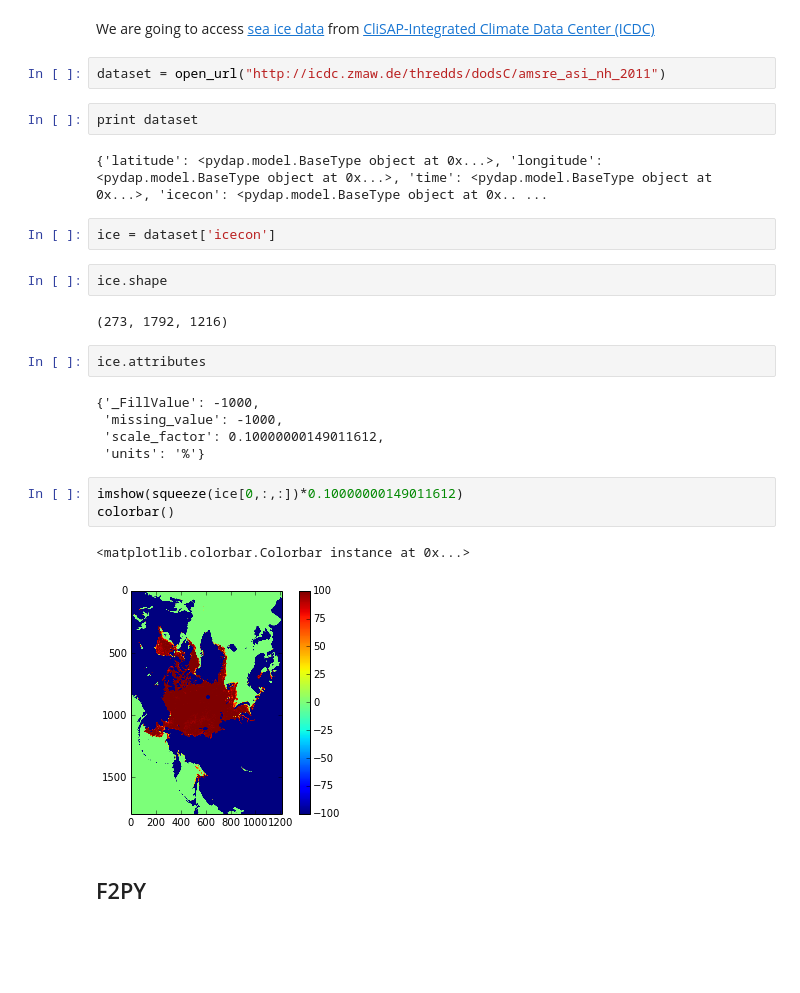
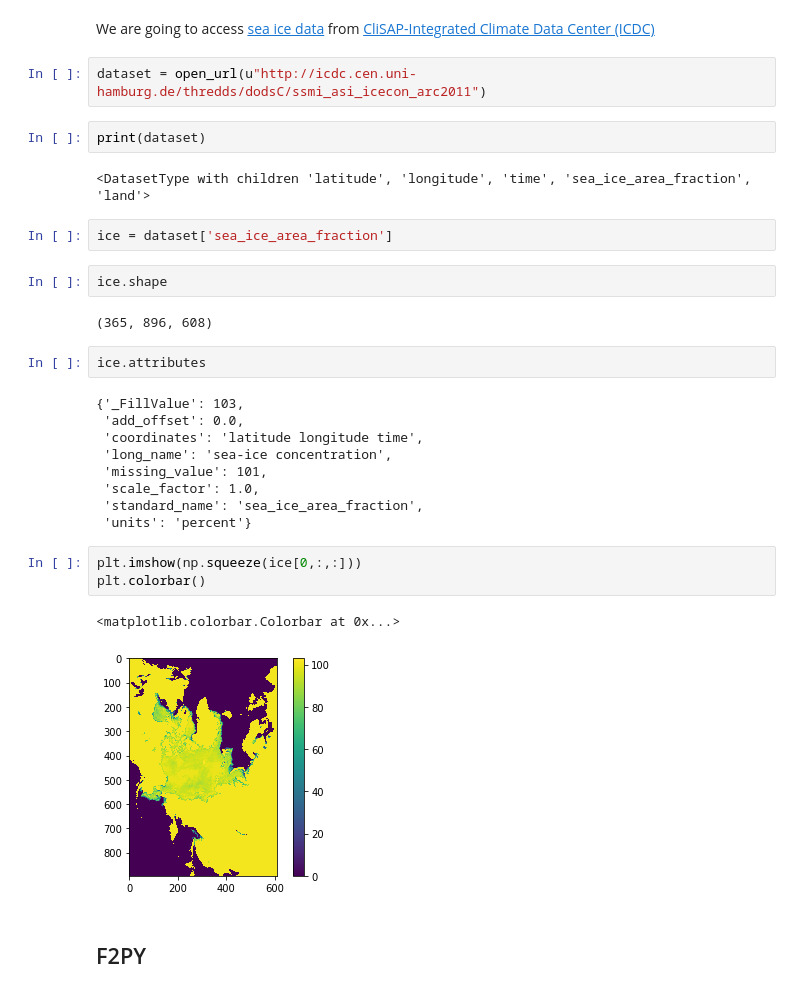
Before and after one commit to koldunovn/python_for_geosciences, a Jupyter notebook: 07 - Other modules for geoscientists.ipynb, the cells around one changed output. Saved outputs shown, nothing was run; the diff lists cells and outputs as text; blank space fills up the shorter version.

```diff
--- a/07 - Other modules for geoscientists.ipynb
+++ b/07 - Other modules for geoscientists.ipynb
@@ -183,30 +109,34 @@ from pydap.client import open_url
 # %% [markdown]
 We are going to access [sea ice data](http://icdc.zmaw.de/seaiceconcentration_asi_amsre.html?&L=1) from [CliSAP-Integrated Climate Data Center (ICDC)](http://icdc.zmaw.de/)
 # %%
-dataset = open_url("http://icdc.zmaw.de/thredds/dodsC/amsre_asi_nh_2011")
+dataset = open_url(u"http://icdc.cen.uni-hamburg.de/thredds/dodsC/ssmi_asi_icecon_arc2011")
 # %%
-print dataset
+print(dataset)
 # %% [output]
-{'latitude': <pydap.model.BaseType object at 0x...>, 'longitude': <pydap.model.BaseType object at 0x...>, 'time': <pydap.model.BaseType object at 0x...>, 'icecon': <pydap.model.BaseType object at 0x.. ...
+<DatasetType with children 'latitude', 'longitude', 'time', 'sea_ice_area_fraction', 'land'>
 # %%
-ice = dataset['icecon']
+ice = dataset['sea_ice_area_fraction']
 # %%
 ice.shape
 # %% [output]
-(273, 1792, 1216)
+(365, 896, 608)
 # %%
 ice.attributes
 # %% [output]
-{'_FillValue': -1000,
- 'missing_value': -1000,
- 'scale_factor': 0.10000000149011612,
- 'units': '%'}
+{'_FillValue': 103,
+ 'add_offset': 0.0,
+ 'coordinates': 'latitude longitude time',
+ 'long_name': 'sea-ice concentration',
+ 'missing_value': 101,
+ 'scale_factor': 1.0,
+ 'standard_name': 'sea_ice_area_fraction',
+ 'units': 'percent'}
 # %%
-imshow(squeeze(ice[0,:,:])*0.10000000149011612)
-colorbar()
+plt.imshow(np.squeeze(ice[0,:,:]))
+plt.colorbar()
 # %% [output]
-<matplotlib.colorbar.Colorbar instance at 0x...>
+<matplotlib.colorbar.Colorbar at 0x...>
-[figure, old version]
+[figure, new version]
 # %% [markdown]
 ## F2PY
 # %% [markdown]
```
Also changed, not shown: parts of 61 cells of this notebook, 10 other files.
